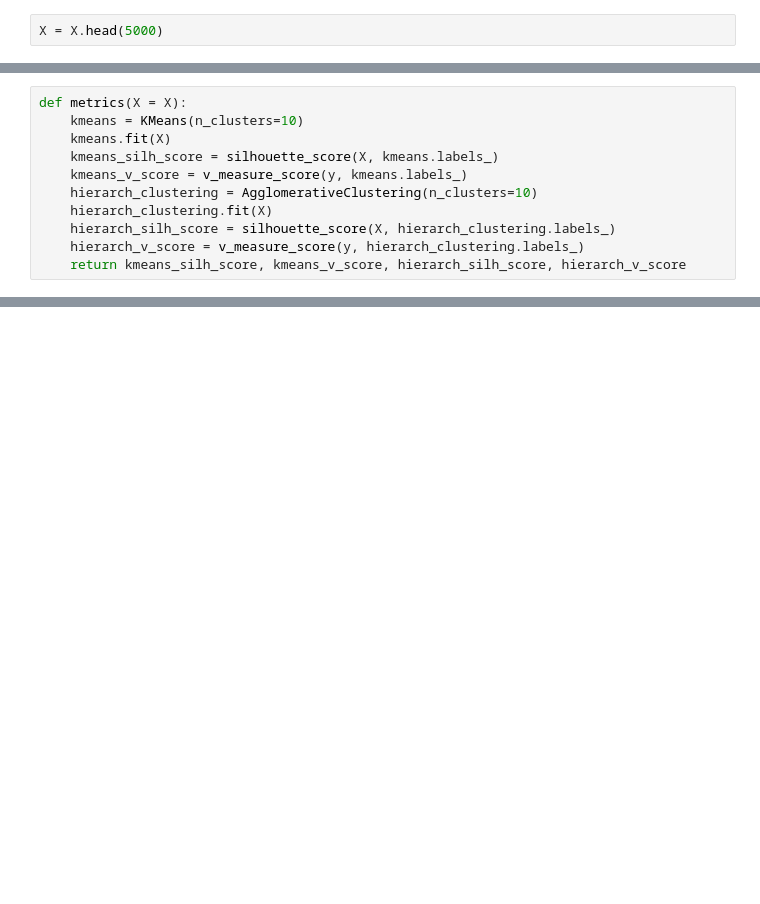
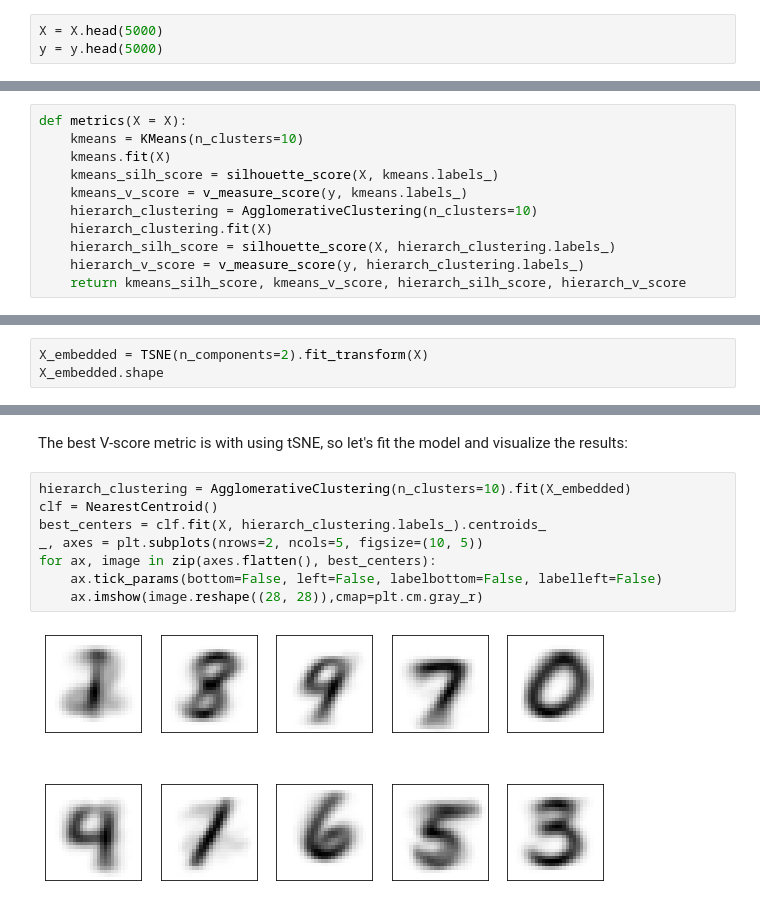
Before and after one commit to AlinaRskv/rs-school-ml-course, a Jupyter notebook: 8_clustering/clustering.ipynb, the cells around one changed output, grey strips where cells are left out. Drawn from its saved outputs; the diff is of its cells as text; blank space fills up the shorter version.

```diff
--- a/8_clustering/clustering.ipynb
+++ b/8_clustering/clustering.ipynb
@@ -479,5 +481,6 @@ X.shape
 # %%
 X = X.head(5000)
+y = y.head(5000)
 # %%
 X = X.to_numpy()
 # %%
@@ -517,0 +527,3 @@ print(f'Hierarchical V-score: {hierarch_v_score}')
+# %%
+X_embedded = TSNE(n_components=2).fit_transform(X)
+X_embedded.shape
@@ -517,0 +545,12 @@ print(f'Hierarchical V-score: {hierarch_v_score}')
+# %% [markdown]
+The best V-score metric is with using tSNE, so let's fit the model and visualize the results:
+# %%
+hierarch_clustering = AgglomerativeClustering(n_clusters=10).fit(X_embedded)
+clf = NearestCentroid()
+best_centers = clf.fit(X, hierarch_clustering.labels_).centroids_
+_, axes = plt.subplots(nrows=2, ncols=5, figsize=(10, 5))
+for ax, image in zip(axes.flatten(), best_centers):
+    ax.tick_params(bottom=False, left=False, labelbottom=False, labelleft=False)
+    ax.imshow(image.reshape((28, 28)),cmap=plt.cm.gray_r)
+# %% [output]
+[figure, added]
```
Also changed, not shown: parts of 12 cells of this notebook.
